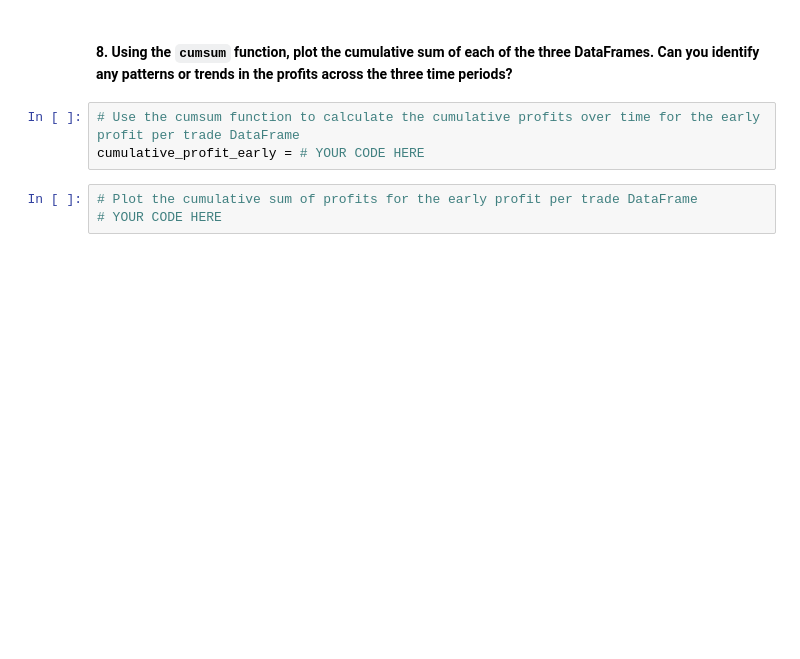
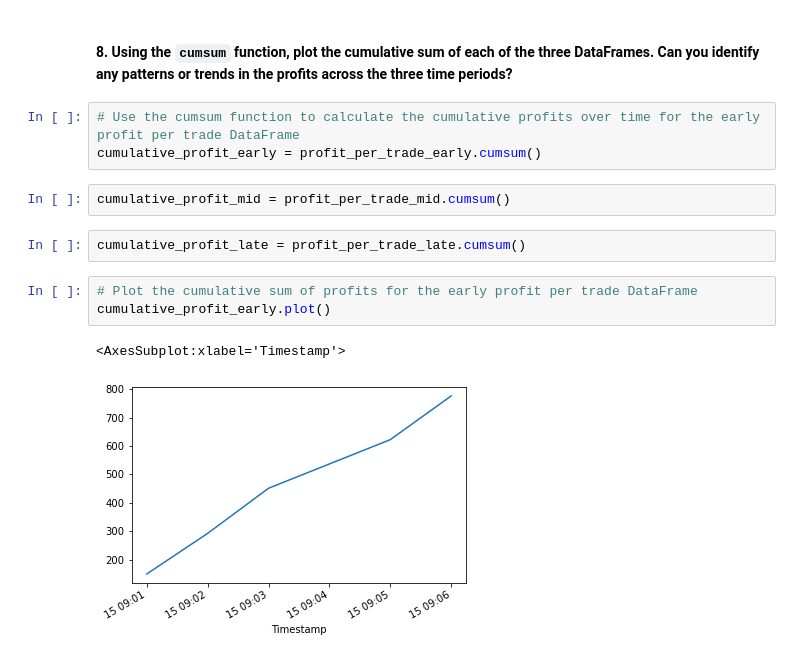
Before and after one commit to ghedrick76/module_3_challenge, a Jupyter notebook: Starter_Code/crypto_arbitrage.ipynb, the cells around one changed output. Saved outputs shown, nothing was run; the diff lists cells and outputs as text; blank space fills up the shorter version.

```diff
--- a/Starter_Code/crypto_arbitrage.ipynb
+++ b/Starter_Code/crypto_arbitrage.ipynb
@@ -764,7 +768,14 @@ profit_per_trade_late.sum()
 #### 8. Using the `cumsum` function, plot the cumulative sum of each of the three DataFrames. Can you identify any patterns or trends in the profits across the three time periods?
 # %%
 # Use the cumsum function to calculate the cumulative profits over time for the early profit per trade DataFrame
-cumulative_profit_early = # YOUR CODE HERE
+cumulative_profit_early = profit_per_trade_early.cumsum()
+# %%
+cumulative_profit_mid = profit_per_trade_mid.cumsum()
+# %%
+cumulative_profit_late = profit_per_trade_late.cumsum()
 # %%
 # Plot the cumulative sum of profits for the early profit per trade DataFrame
-# YOUR CODE HERE
+cumulative_profit_early.plot()
+# %% [output]
+<AxesSubplot:xlabel='Timestamp'>
+[figure, added]
```
Also changed, not shown: parts of 7 cells of this notebook.
